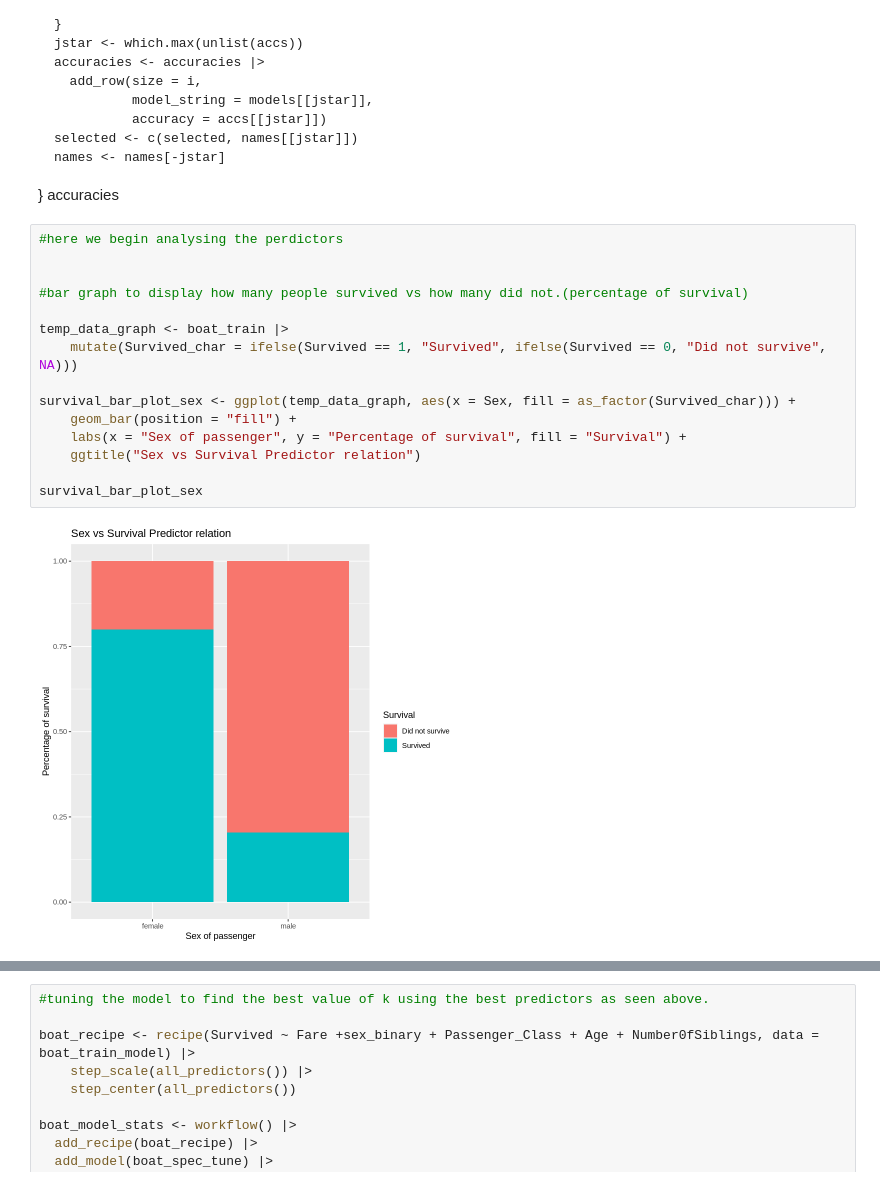
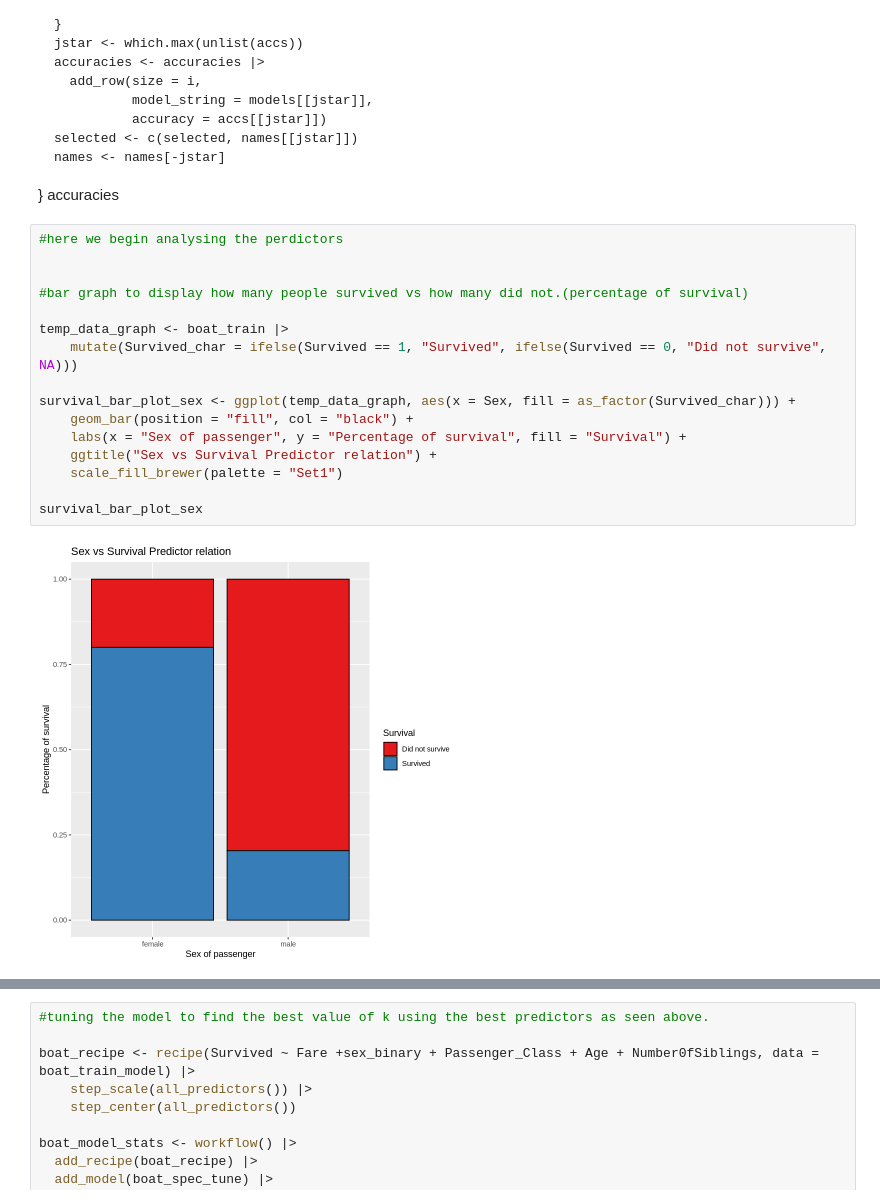
Before and after one commit to zhang17s/DSCI-100-Group-Project-, a Jupyter notebook: Proposal.ipynb, the cells around one changed output, grey strips where cells are left out. Drawn from its saved outputs; the diff is of its cells as text.

Commit message:
Massive improvement to visuals

```diff
--- a/Proposal.ipynb
+++ b/Proposal.ipynb
@@ -283,20 +282,21 @@ accuracies
 # %%
 #here we begin analysing the perdictors
 
 
 #bar graph to display how many people survived vs how many did not.(percentage of survival)
 
 temp_data_graph <- boat_train |>
     mutate(Survived_char = ifelse(Survived == 1, "Survived", ifelse(Survived == 0, "Did not survive", NA)))
 
 survival_bar_plot_sex <- ggplot(temp_data_graph, aes(x = Sex, fill = as_factor(Survived_char))) +
-    geom_bar(position = "fill") +
+    geom_bar(position = "fill", col = "black") +
     labs(x = "Sex of passenger", y = "Percentage of survival", fill = "Survival") +
-    ggtitle("Sex vs Survival Predictor relation")
+    ggtitle("Sex vs Survival Predictor relation") +
+    scale_fill_brewer(palette = "Set1")
 
 survival_bar_plot_sex
 # %% [output]
-[figure, old version]
+[figure, new version]
 # %%
 max(pull(boat_train,NumberofParents_children))
 
```
Also changed, not shown: parts of 5 cells of this notebook.
